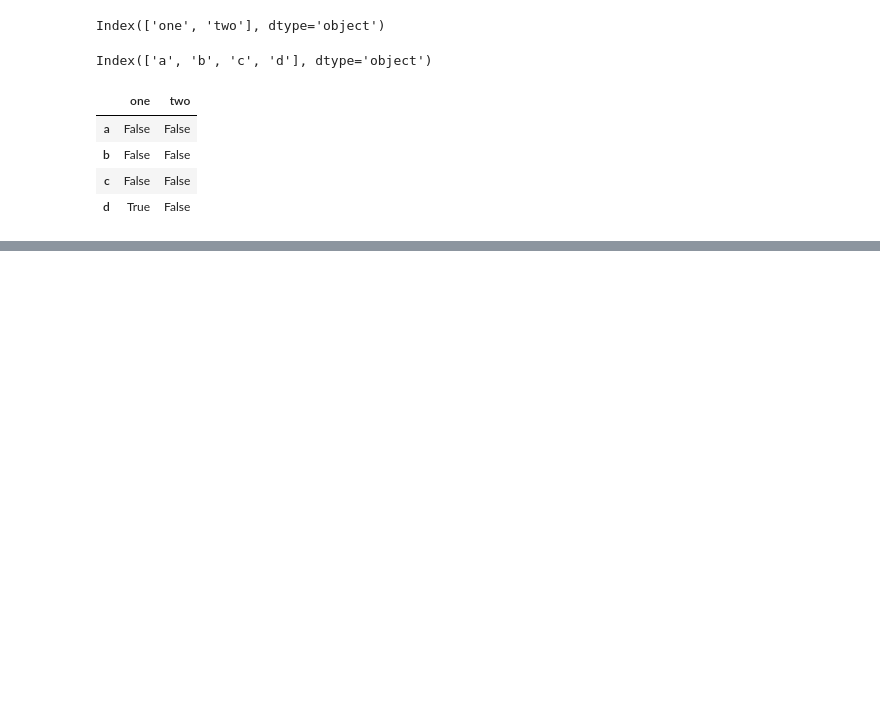
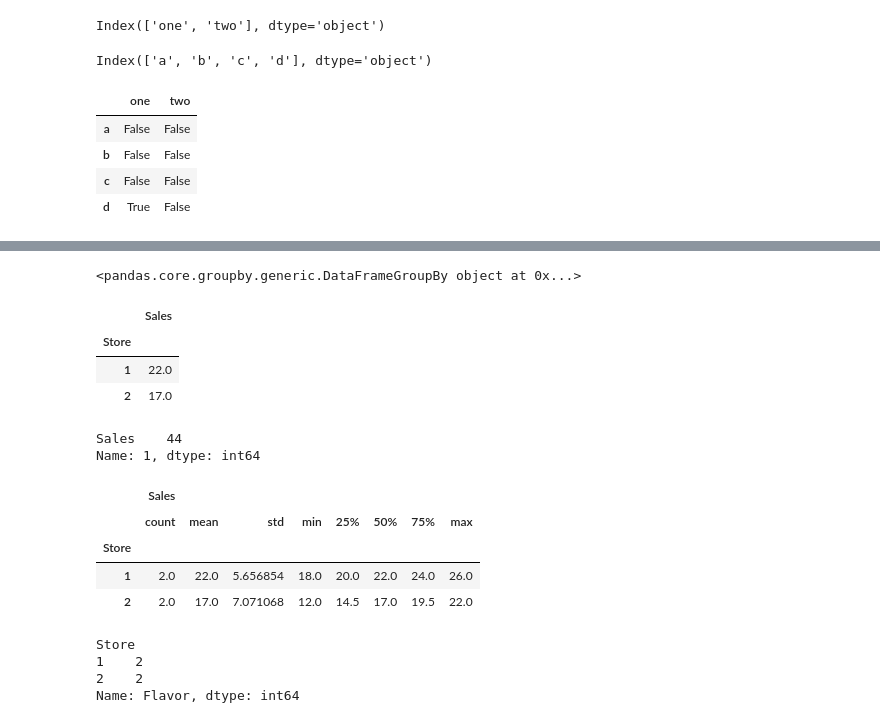
Before and after one commit to VLieberg/Python-Basics-Coding, a Jupyter notebook: notebooks/Pandas Tutorial.ipynb, the cells around one changed output, grey strips where cells are left out. Saved outputs shown, nothing was run; the diff lists cells and outputs as text; code cells hidden in the pictures; blank space fills up the shorter version.

Commit message:
Combine Data Sets

```diff
--- a/notebooks/Pandas Tutorial.ipynb
+++ b/notebooks/Pandas Tutorial.ipynb
@@ -1048,0 +1051,6 @@ df_2.isnull()
+# %%
+# Groupby allows you to group rows based on a column and perform a function
+# that combines those values (Aggregate Function)
+dict_5 = {'Store': [1,2,1,2], 'Flavor': ['Choc', 'Van', 'Straw', 'Choc'],
+         'Sales': [26, 12, 18, 22]}
+dict_5
@@ -1048,0 +1061,3 @@ df_2.isnull()
+# %%
+df_11 = pd.DataFrame(dict_5)
+df_11
@@ -1048,0 +1070,37 @@ df_2.isnull()
+# %%
+# Group data by the store number
+by_store = df_11.groupby('Store')
+by_store
+# %% [output]
+<pandas.core.groupby.generic.DataFrameGroupBy object at 0x...>
+# %%
+# Get mean sales by store
+by_store.mean()
+# %% [output]
+|  | Sales |
+| Store |  |
+| 1 | 22.0 |
+| 2 | 17.0 |
+# %%
+# Get sales total just for store 1
+by_store.sum().loc[1]
+# %% [output]
+Sales    44
+Name: 1, dtype: int64
+# %%
+# You can use multiple functions of get a bunch
+by_store.describe()
+# %% [output]
+|  | Sales |  |  |  |  |  |  |  |
+|  | count | mean | std | min | 25% | 50% | 75% | max |
+| Store |  |  |  |  |  |  |  |  |
+| 1 | 2.0 | 22.0 | 5.656854 | 18.0 | 20.0 | 22.0 | 24.0 | 26.0 |
+| 2 | 2.0 | 17.0 | 7.071068 | 12.0 | 14.5 | 17.0 | 19.5 | 22.0 |
+# %%
+by_store2 = df_11.groupby('Store').count()['Flavor']
+by_store2
+# %% [output]
+Store
+1    2
+2    2
+Name: Flavor, dtype: int64
```
Also changed, not shown: parts of 33 cells of this notebook.
